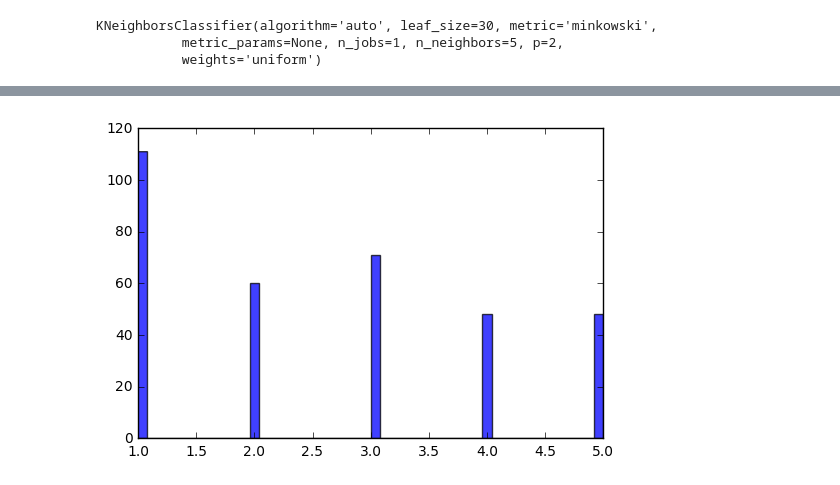
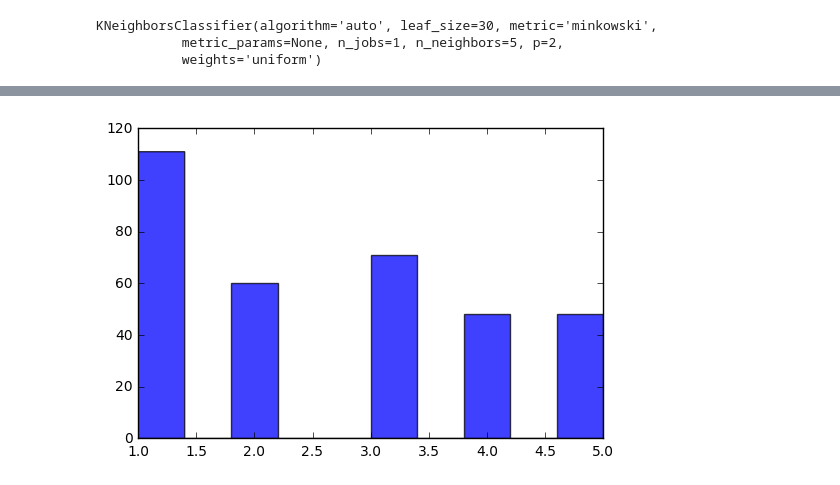
Before and after one commit to Di-mi/RBM, a Jupyter notebook: Poredjenja.ipynb, the cells around one changed output, grey strips where cells are left out. Drawn from its saved outputs; the diff is of its cells as text; code cells hidden in the pictures.

```diff
--- a/Poredjenja.ipynb
+++ b/Poredjenja.ipynb
@@ -234,6 +234,6 @@ plt.show()
 # %%
 #histogram raspodele klasa
-plt.hist(results, 50, facecolor='b', alpha=0.75)
+plt.hist(results, 10, facecolor='b', alpha=0.75)
 plt.show()
 # %% [output]
-[figure, old version]
+[figure, new version]
```
Also changed, not shown: parts of 6 cells of this notebook, 1 other file.
